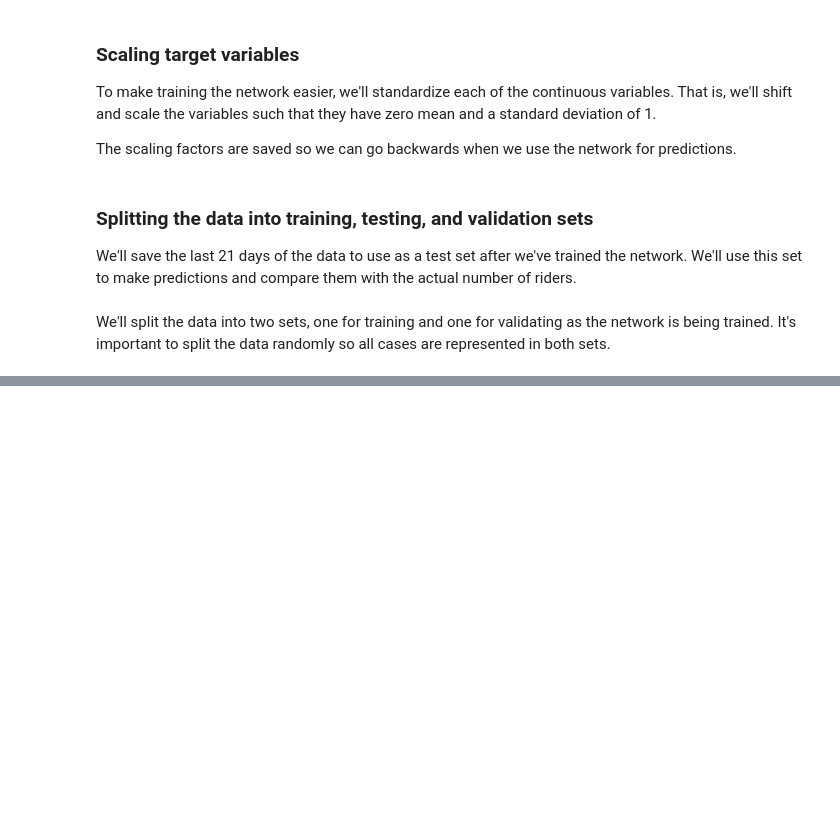
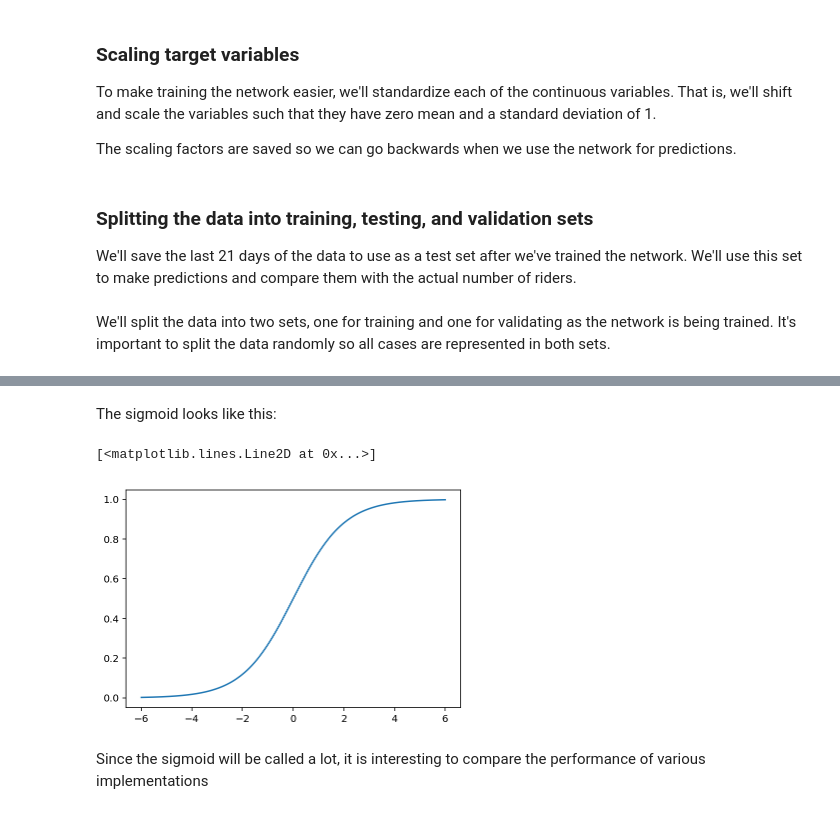
Before and after one commit to maihde/dlnd-project-1, a Jupyter notebook: dlnd-your-first-neural-network.ipynb, the cells around one changed output, grey strips where cells are left out. Drawn from its saved outputs; the diff is of its cells as text; code cells hidden in the pictures; blank space fills up the shorter version.

```diff
--- a/dlnd-your-first-neural-network.ipynb
+++ b/dlnd-your-first-neural-network.ipynb
@@ -159,0 +104,24 @@ class NeuralNetwork:
+# %%
+def generate_logistic_function(L, k, x_0):
+    """
+    Generates a logistic function using the given parameters.
+
+    This is overkill for this problem...because there
+    is no need to use anything other than the standard
+    logistic function.
+    """
+    return lambda x: (L / ( 1 + np.exp(-k * ( x - x_0))))
+
+sigmoid = generate_logistic_function(L=1, k=1, x_0=0)
+# %% [markdown]
+The sigmoid looks like this:
+# %%
+# plot the sigmoid
+x = np.linspace(-6, 6, 1000)
+y = sigmoid(x)
+plt.plot(x, y)
+# %% [output]
+[<matplotlib.lines.Line2D at 0x...>]
+[figure, added]
+# %% [markdown]
+Since the sigmoid will be called a lot, it is interesting to compare the performance of various implementations
```
Also changed, not shown: parts of 40 cells of this notebook, 1 other file.
